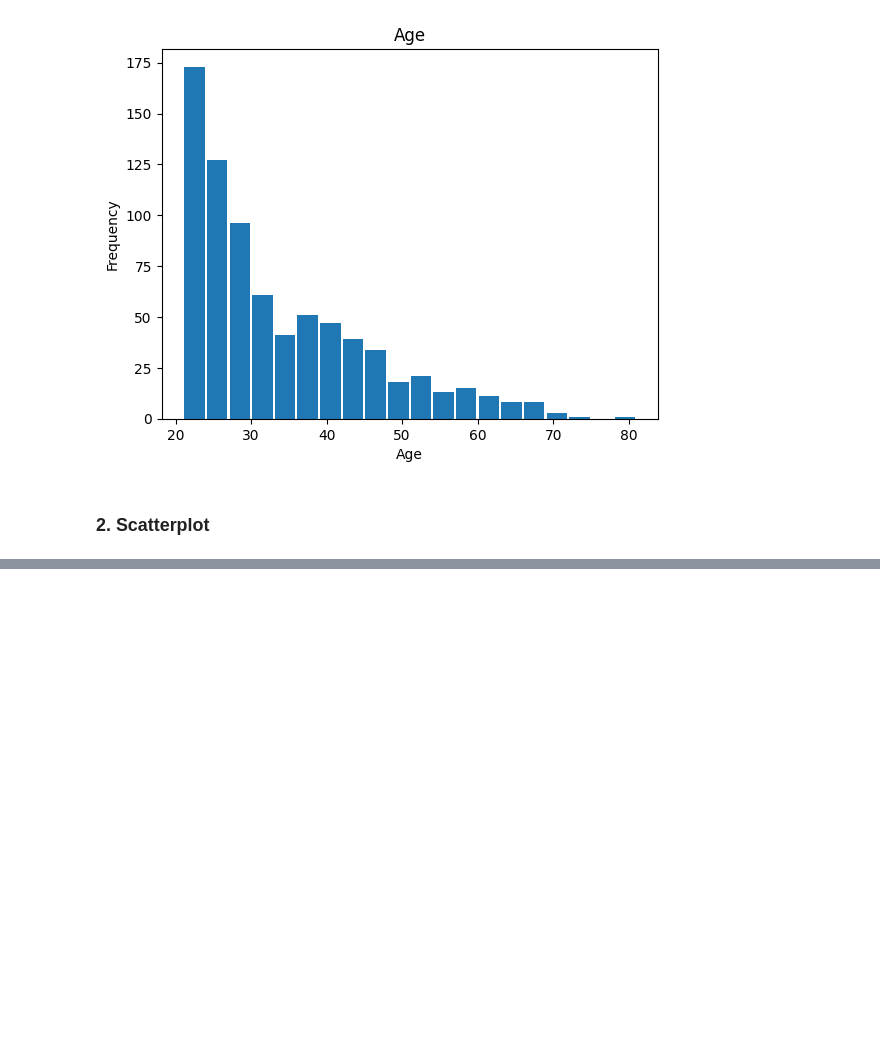
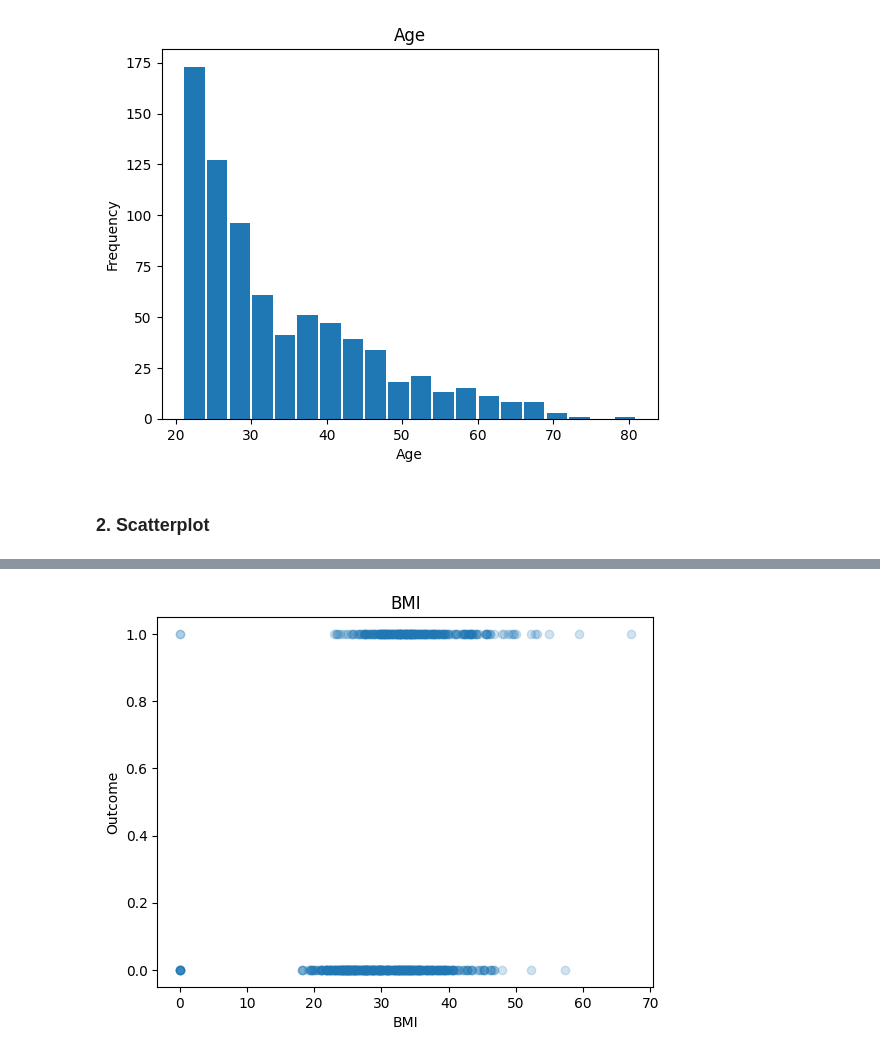
Before and after one commit to MrLogEN/4iz210-semestralka, a Jupyter notebook: Untitled.ipynb, the cells around one changed output, grey strips where cells are left out. Drawn from its saved outputs; the diff is of its cells as text; code cells hidden in the pictures; blank space fills up the shorter version.

```diff
--- a/Untitled.ipynb
+++ b/Untitled.ipynb
@@ -97,0 +114,8 @@ Text(0.5, 1.0, 'Age')
+# %%
+plt.scatter(df.BMI, df.Outcome, label="BMI", alpha=0.2)
+plt.title("BMI")
+plt.xlabel("BMI")
+plt.ylabel("Outcome")
+plt.show()
+# %% [output]
+[figure, added]
```
Also changed, not shown: parts of 4 cells of this notebook.
